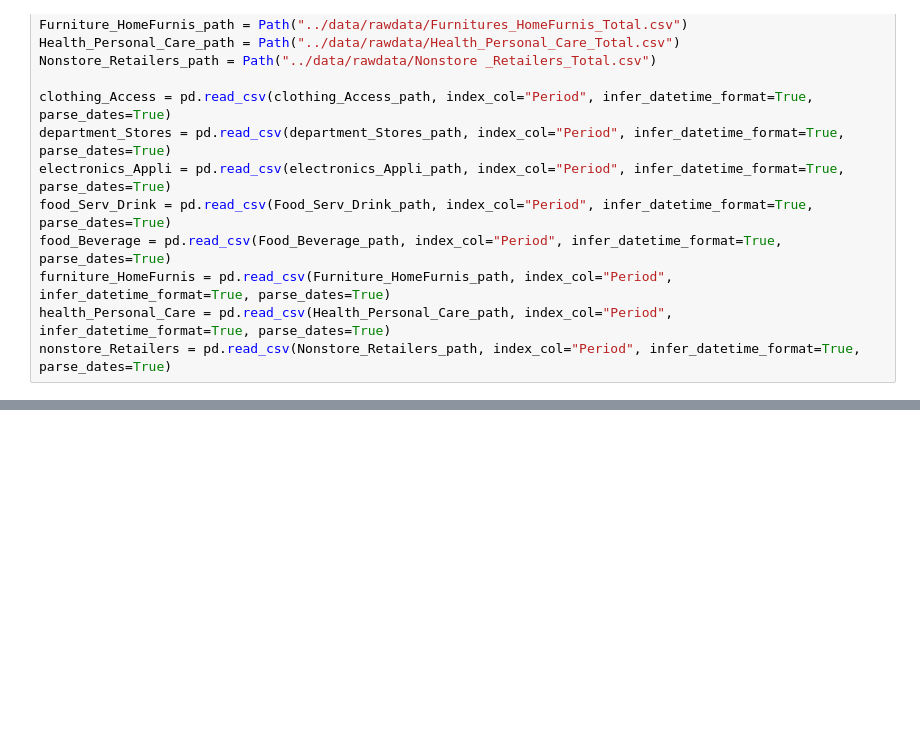
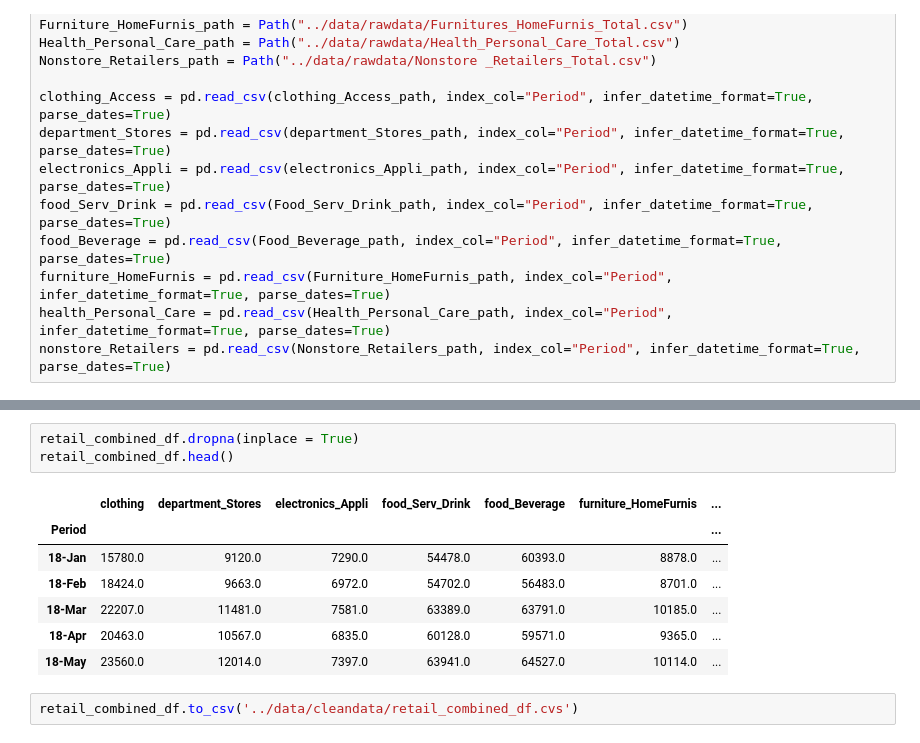
Before and after one commit to Billieo/pandemic_pandas, a Jupyter notebook: notebooks/Billie.ipynb, the cells around one changed output, grey strips where cells are left out. Saved outputs shown, nothing was run; the diff lists cells and outputs as text; blank space fills up the shorter version.

Commit message:
output cleandata created

```diff
--- a/notebooks/Billie.ipynb
+++ b/notebooks/Billie.ipynb
@@ -93,0 +64,13 @@ health_Personal_Care.head(
+# %%
+retail_combined_df.dropna(inplace = True)
+retail_combined_df.head()
+# %% [output]
+|  | clothing | department_Stores | electronics_Appli | food_Serv_Drink | food_Beverage | furniture_HomeFurnis | ... |
+| Period |  |  |  |  |  |  | ... |
+| 18-Jan | 15780.0 | 9120.0 | 7290.0 | 54478.0 | 60393.0 | 8878.0 | ... |
+| 18-Feb | 18424.0 | 9663.0 | 6972.0 | 54702.0 | 56483.0 | 8701.0 | ... |
+| 18-Mar | 22207.0 | 11481.0 | 7581.0 | 63389.0 | 63791.0 | 10185.0 | ... |
+| 18-Apr | 20463.0 | 10567.0 | 6835.0 | 60128.0 | 59571.0 | 9365.0 | ... |
+| 18-May | 23560.0 | 12014.0 | 7397.0 | 63941.0 | 64527.0 | 10114.0 | ... |
+# %%
+retail_combined_df.to_csv('../data/cleandata/retail_combined_df.cvs')
```
Also changed, not shown: parts of 15 cells of this notebook, 1 other file.
